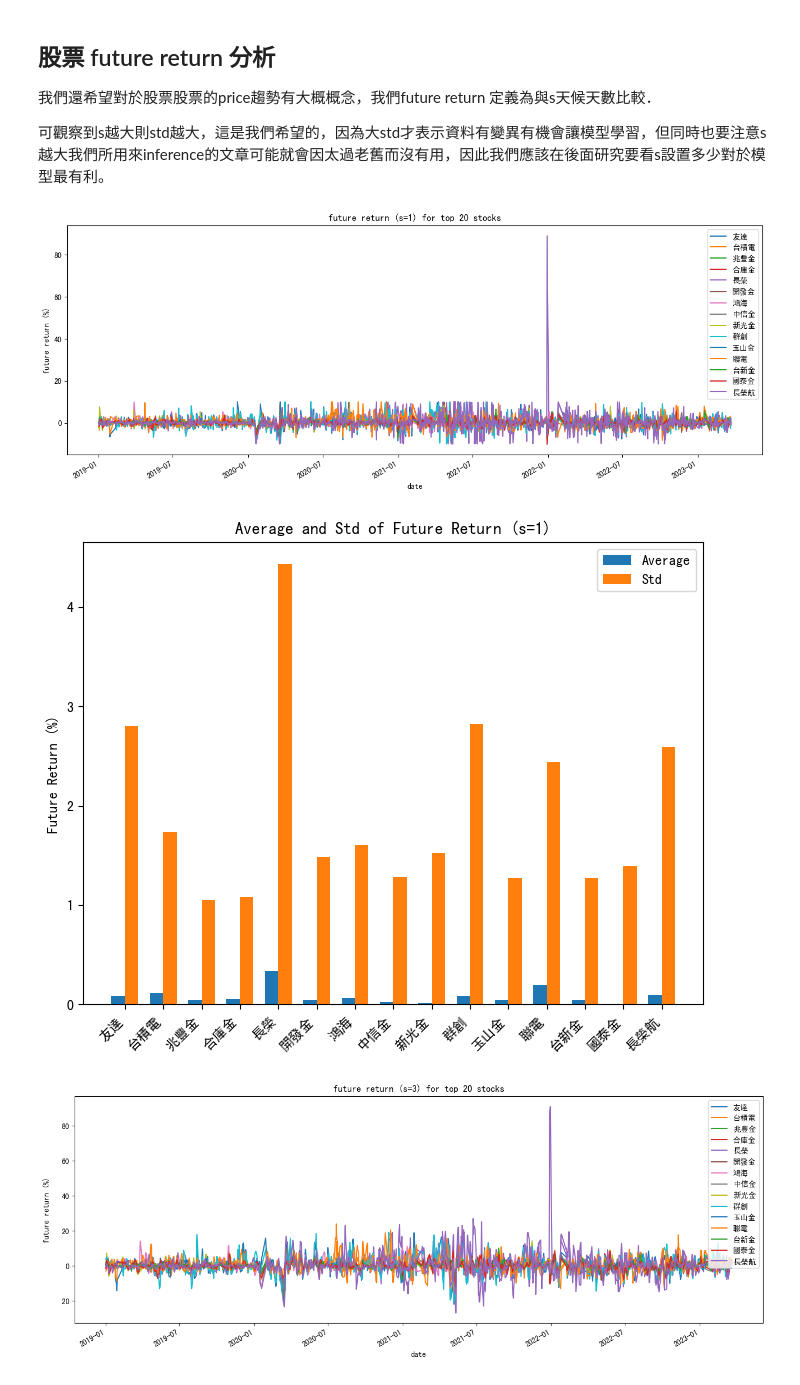
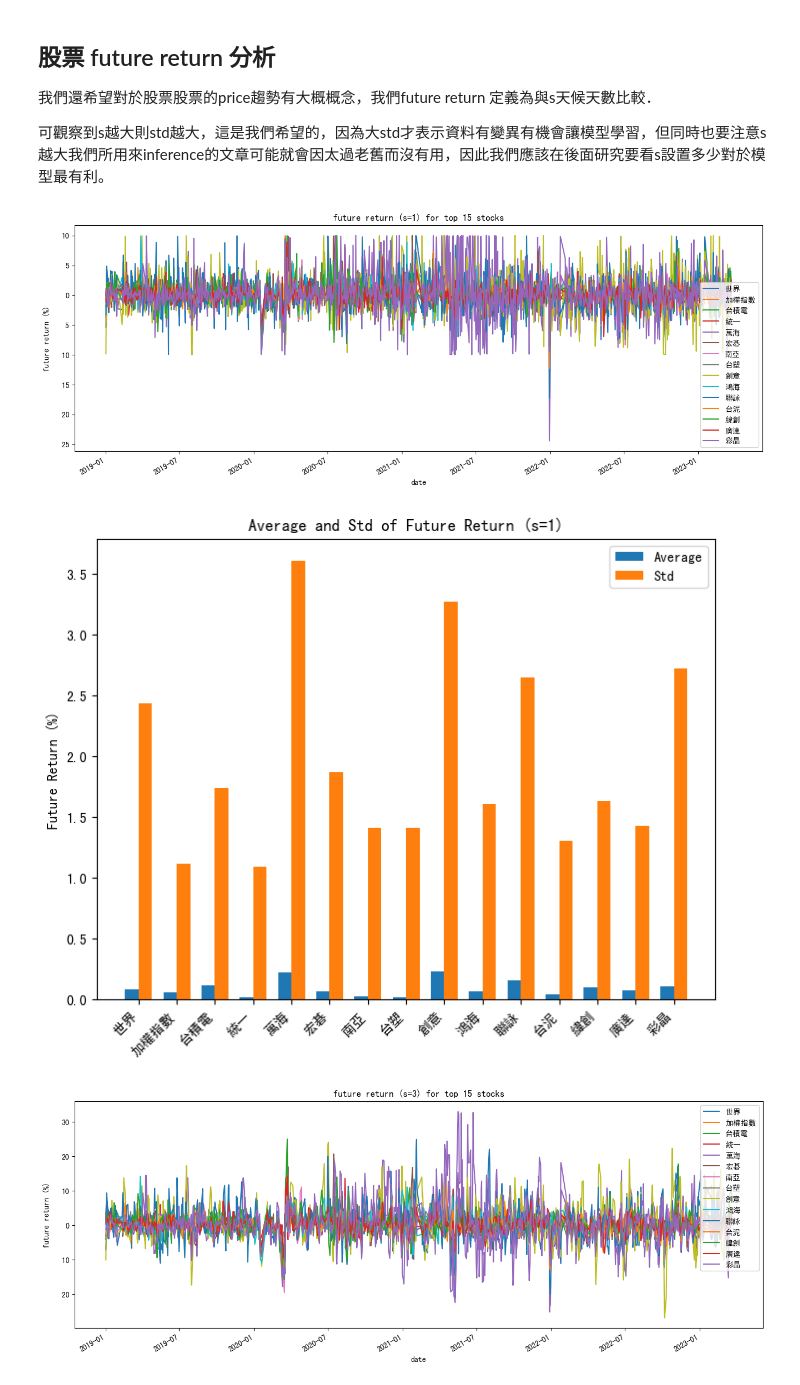
Before and after one commit to easonyu0203/2023-2-data-analyze-midterm, a Jupyter notebook: researchs/stock_feature_research.ipynb, the cells around one changed output. Saved outputs shown, nothing was run; the diff lists cells and outputs as text; code cells hidden in the pictures.

```diff
--- a/researchs/stock_feature_research.ipynb
+++ b/researchs/stock_feature_research.ipynb
@@ -46,0 +90,12 @@ some stock names: ['閎康', '中探針四', '國泰美國道瓊', '永信建',
+# %%
+# Set figure size
+fig, ax = plt.subplots(figsize=(10, 6))
+
+for stock in stocks[:10]:
+    stock.history_df['transaction'].plot()
+    plt.title("Stock Transactions")
+    plt.xlabel("date")
+    plt.ylabel("transaction")
+
+plt.legend(stock_names)
+plt.show()
@@ -47,17 +106,5 @@ some stock names: ['閎康', '中探針四', '國泰美國道瓊', '永信建',
 # %%
-"""
-Loading documents from database and count the number of documents for each stock
-"""
-from dateutil.relativedelta import relativedelta
-from datetime import datetime, timedelta
-from tqdm import tqdm
-from datasets.docs_dataset import DbDocsDataset
-from utils.cacher import Cacher
 
-# load documents from database
-db_docs_dataset = DbDocsDataset()
-# stock names
-stock_names = stock_meta.stock_names
 
 def get_stock_stock_name_to_num_docs(db_docs_dataset, stock_names):
 
@@ -66,17 +113,19 @@ def get_stock_stock_name_to_num_docs(db_docs_dataset, stock_names):
 
     # preprocess stock_names into a dictionary for faster lookups
     stock_names = set(stock_names)
+    stock_name_to_name_keywords = {stock_name: set(jieba_fast.cut(stock_name)) for stock_name in stock_names}
 
     # check if we have cached stock_name_to_num_docs
     cached_stock_name_to_num_docs = Cacher.load("stock_name_to_num_docs")
     if cached_stock_name_to_num_docs is not None:
         print("loaded stock_name_to_num_docs from cache")
+        cached_stock_name_to_num_docs = {k: v for k, v in cached_stock_name_to_num_docs.items() if k in stock_names}
         return cached_stock_name_to_num_docs
 
     # loop through each document, and for each stock, we check whether this document is relevant to this stock, if so, then count it
     for doc in tqdm(db_docs_dataset, desc="filtering docs"):
-        doc_text_set = set(doc.title.split() + doc.content.split() + [doc.author])
-        relevant_stocks = stock_names.intersection(doc_text_set)
+        doc_text_set = set(k for k, w in doc.keywords)
+        relevant_stocks = [name for name in stock_names if stock_name_to_name_keywords[name].issubset(doc_text_set)]
 
         for stock_name in relevant_stocks:
             if stock_name not in stock_name_to_num_docs:
@@ -86,6 +135,7 @@ def get_stock_stock_name_to_num_docs(db_docs_dataset, stock_names):
             if bin_name not in stock_name_to_num_docs[stock_name]:
                 stock_name_to_num_docs[stock_name][bin_name] = 0
             stock_name_to_num_docs[stock_name][bin_name] += 1
+
 
     # ensure that the bins are sorted and add missing months with a count of 0
     for stock_name, num_docs_in_each_bin in tqdm(stock_name_to_num_docs.items(), desc="converting to num docs every month"):
@@ -147,7 +197,7 @@ number of stocks after removing stocks with month without any documents: 226
 import matplotlib.pyplot as plt
 plt.rcParams['font.sans-serif'] = ['SimHei']
 
-topk = 10
+topk = 15
 # for each stock, plot the number of documents per month, all in one plot
 for i in range(topk):
     stock_name = stock_name_to_num_docs[i][0]
@@ -159,7 +209,7 @@ plt.legend()
 plt.title(f"number of documents per month for top {topk} stocks")
 plt.xlabel("month")  # rotate the x-labels by 90 degrees
 plt.ylabel("number of documents")
-plt.gcf().set_size_inches(24, 6)
+plt.gcf().set_size_inches(14, 6)
 # Rotate the x-tick labels by 90 degrees and display them vertically
 plt.xticks(rotation=90)
 plt.show()
@@ -172,7 +222,7 @@ import numpy as np
 import matplotlib.pyplot as plt
 plt.rcParams['font.sans-serif'] = ['SimHei']
 
-topk = 20
+topk = 15
 avg_values = []
 std_values = []
 stock_names = []
@@ -211,7 +261,7 @@ plt.show()
 
 可觀察到s越大則std越大，這是我們希望的，因為大std才表示資料有變異有機會讓模型學習，但同時也要注意s越大我們所用來inference的文章可能就會因太過老舊而沒有用，因此我們應該在後面研究要看s設置多少對於模型最有利。
 # %%
-selected_stock_names = [name for name, dates in stock_name_to_num_docs[:15]]
+selected_stock_names = [name for name, dates in stock_name_to_num_docs[:topk]]
 stocks = [stock_meta.get_stock_by_name(name) for name in selected_stock_names]
 s = 3
 
@@ -230,33 +280,33 @@ for s in [1, 3, 7, 30]:
     plt.ylabel("future return (%)")
     plt.gcf().set_size_inches(16, 6)
     plt.show()
 
     # plot the avg and std and some other metrix for all stock
     avg_values = []
     std_values = []
     stock_names = []
     for stock in stocks:
         avg_value = stock.history_df['future_return%'].mean()
         std_value = stock.history_df['future_return%'].std()
         avg_values.append(avg_value)
         std_values.append(std_value)
         stock_names.append(stock.name)
 
     # plot the bar plot of the average and std values
     fig, ax = plt.subplots(figsize=(8,6))
     x = np.arange(len(stock_names))
     width = 0.35
     rects1 = ax.bar(x - width/2, avg_values, width, label='Average')
     rects2 = ax.bar(x + width/2, std_values, width, label='Std')
 
     ax.set_ylabel('Future Return (%)')
     ax.set_title(f'Average and Std of Future Return (s={s})')
     ax.set_xticks(x)
     ax.set_xticklabels(stock_names, rotation=45, ha="right")
     ax.legend()
 
     plt.show()
 # %% [output]
-[figure, old version]
+[figure, new version]
-[figure, old version]
+[figure, new version]
-[figure, old version]
+[figure, new version]
```
Also changed, not shown: parts of 23 cells of this notebook, 12 other files.
